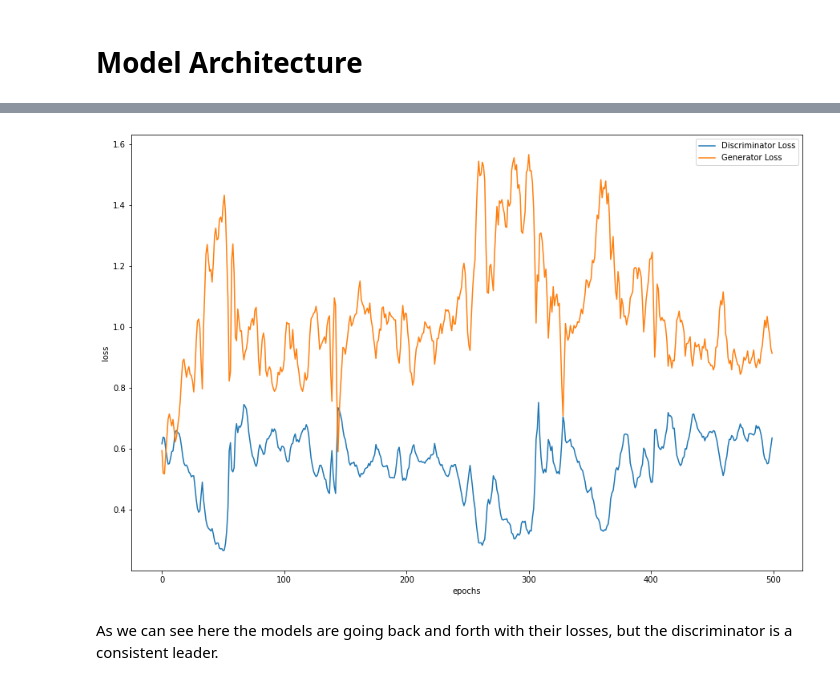
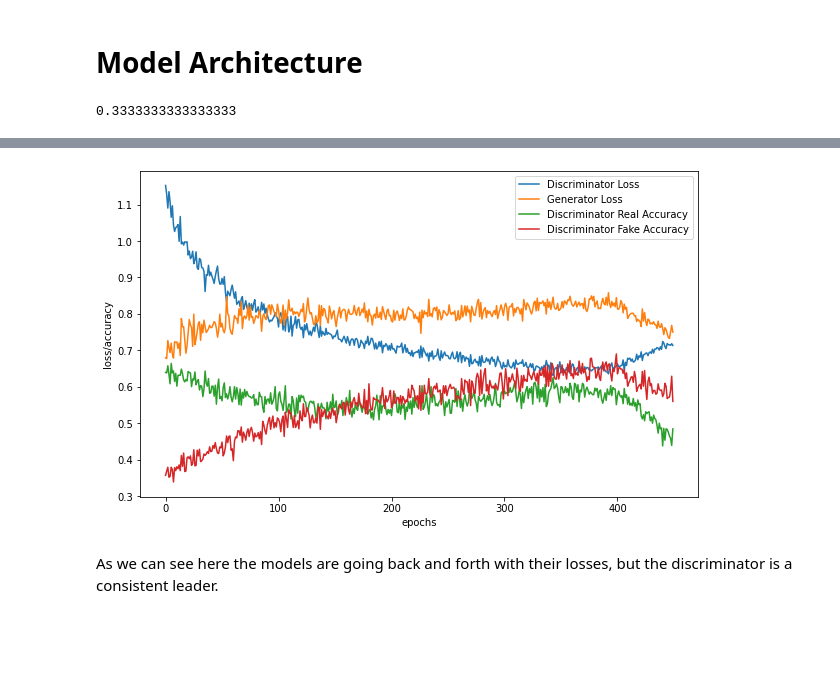
Before and after one commit to Naorko/gan-tf, a Jupyter notebook: gans.ipynb, the cells around one changed output, grey strips where cells are left out. Drawn from its saved outputs; the diff is of its cells as text; code cells hidden in the pictures; blank space fills up the shorter version.

Commit message:
added final plots

```diff
--- a/gans.ipynb
+++ b/gans.ipynb
@@ -275,6 +284,12 @@ def discriminator_loss(real, fake):
 
 def generator_loss(fake):
     return bce(tf.ones_like(fake), fake)
+
+def discriminator_acc(real, fake):
+    real_acc = accuracy_score(tf.ones_like(real), np.around(real))
+    fake_acc = accuracy_score(tf.zeros_like(fake), np.around(fake))
+
+    return real_acc, fake_acc
 # %%
 # Notice the use of `tf.function`
 # This annotation causes the function to be "compiled".
@@ -293,6 +308,7 @@ def train_step(samples, generator_model, discriminator_model, batch_size, noise_
 
         gen_loss = generator_loss(fake_output)
         disc_loss = discriminator_loss(real_output, fake_output)
+        disc_real_acc, disc_fake_acc = discriminator_acc(real_output, fake_output)
 
     gradients_of_generator = gen_tape.gradient(gen_loss, generator.trainable_variables)
     gradients_of_discriminator = disc_tape.gradient(disc_loss, discriminator.trainable_variables)
@@ -300,12 +316,12 @@ def train_step(samples, generator_model, discriminator_model, batch_size, noise_
     genr_opt.apply_gradients(zip(gradients_of_generator, generator.trainable_variables))
     disc_opt.apply_gradients(zip(gradients_of_discriminator, discriminator.trainable_variables))
 
-    return gen_loss, disc_loss
+    return gen_loss, disc_loss, disc_real_acc, disc_fake_acc
 # %%
 def train_gan(train_data, epochs=50, noise_dim=5, batch_size=64, buffer_size=10000, dataset_type='diab'):
     set_seed()
     train_dataset = tf.data.Dataset.from_tensor_slices(train_data).shuffle(buffer_size).batch(batch_size)
-    gen_loss_lst, disc_loss_lst = [], []
+    gen_loss_lst, disc_loss_lst, real_acc_lst, fake_acc_lst = [], [], [], []
 
     discriminator = discriminator_model(train_data.shape[1], dataset_type)
     generator = generator_model(noise_dim, train_data.shape[1])
@@ -315,39 +331,49 @@ def train_gan(train_data, epochs=50, noise_dim=5, batch_size=64, buffer_size=100
 
     for epoch in tqdm(range(epochs)):
         start = time.time()
-        gen_loss = 0
-        disc_loss = 0
+        gen_loss, disc_loss, real_acc, fake_acc = 0, 0, 0, 0
         num_batchs = 0
 
         for sample_batch in train_dataset:
             num_batchs += 1
-            curr_gen_loss, curr_disc_loss = train_step(sample_batch, genr_model, disc_model, batch_size=batch_size, noise_dim=noise_dim)
+            curr_gen_loss, curr_disc_loss, curr_real_acc, curr_fake_acc = train_step(sample_batch, genr_model, disc_model, batch_size=batch_size, noise_dim=noise_dim)
             gen_loss += curr_gen_loss
             disc_loss += curr_disc_loss
+            real_acc += curr_real_acc
+            fake_acc += curr_fake_acc
 
-#         print (f'Time for epoch {epoch + 1} is {time.time()-start :.4f} sec')
         gen_loss_epoch, disc_loss_epoch = gen_loss/num_batchs, disc_loss/num_batchs
+        real_acc_epoch, fake_acc_epoch = real_acc/num_batchs, fake_acc/num_batchs
         gen_loss_lst.append(gen_loss_epoch)
         disc_loss_lst.append(disc_loss_epoch)
-#         print(f'\tGenerator loss: {gen_loss_epoch:.4f}  Discriminator loss: {disc_loss_epoch:.4f}')
+        real_acc_lst.append(real_acc_epoch)
+        fake_acc_lst.append(fake_acc_epoch)
 
-    return generator, discriminator, gen_loss_lst, disc_loss_lst
+
+    return generator, discriminator, gen_loss_lst, disc_loss_lst, real_acc_lst, fake_acc_lst
 # %%
-def visualize_perf(disc_lst, gen_lst, width=10, height=6):
-    df_loss = pd.DataFrame(data={'Discriminator Loss': disc_lst, 'Generator Loss': gen_lst})
+def visualize_perf(disc_lst, gen_lst, real_acc, fake_acc, width=10, height=6):
+    df_loss = pd.DataFrame(data={'Discriminator Loss': disc_lst,
+                                 'Generator Loss': gen_lst,
+                                 'Discriminator Real Accuracy': real_acc,
+                                 'Discriminator Fake Accuracy': fake_acc})
 
     plt.figure(figsize=(width, height))
     handle = plt.plot(df_loss)
     plt.xlabel('epochs')
-    plt.ylabel('loss')
+    plt.ylabel('loss/accuracy')
     plt.legend(handle, df_loss.columns)
     plt.show()
+# %%
+accuracy_score(np.array([1,1,1]), np.array([0, 1, 0]) )
+# %% [output]
+0.3333333333333333
 # %%
-generator_diab, discriminator_diab, gen_loss_diab, disc_loss_diab = train_gan(diab_x, epochs=500, dataset_type='diab')
-visualize_perf(disc_loss_diab, gen_loss_diab)
+generator_diab, discriminator_diab, gen_loss_diab, disc_loss_diab, real_acc_diab, fake_acc_diab = train_gan(diab_x, epochs=450, dataset_type='diab',  noise_dim=NOISE_DIM)
+visualize_perf(disc_loss_diab, gen_loss_diab, real_acc_diab, fake_acc_diab)
 # %% [output]
 [interactive output not drawn]
-[figure, old version]
+[figure, new version]
 # %% [markdown]
 As we can see here the models are going back and forth with their losses, but the discriminator is a consistent leader.
 # %%
```
Also changed, not shown: parts of 55 cells of this notebook.
